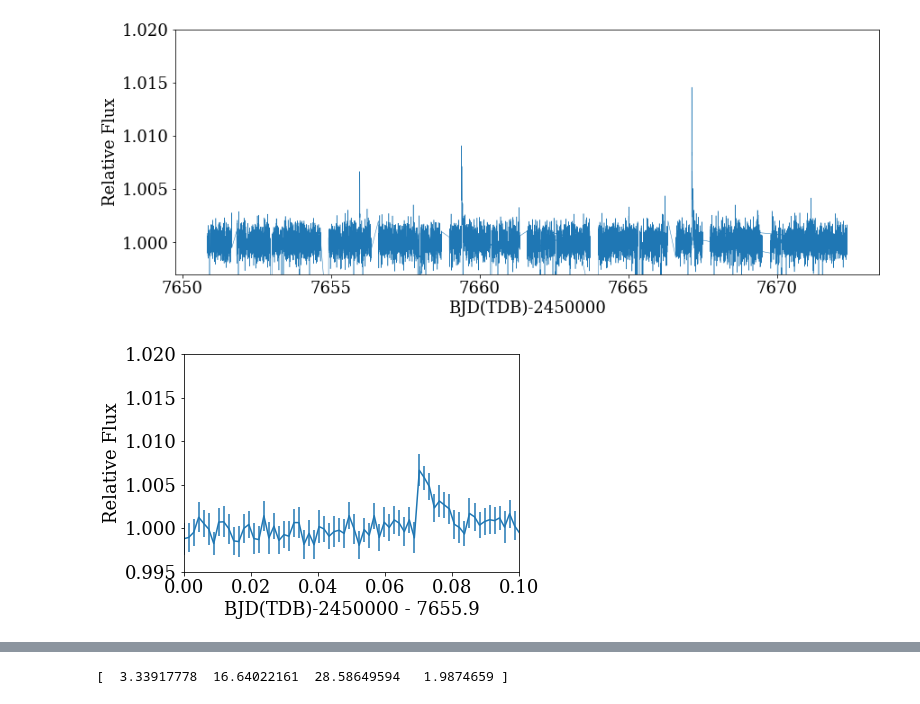
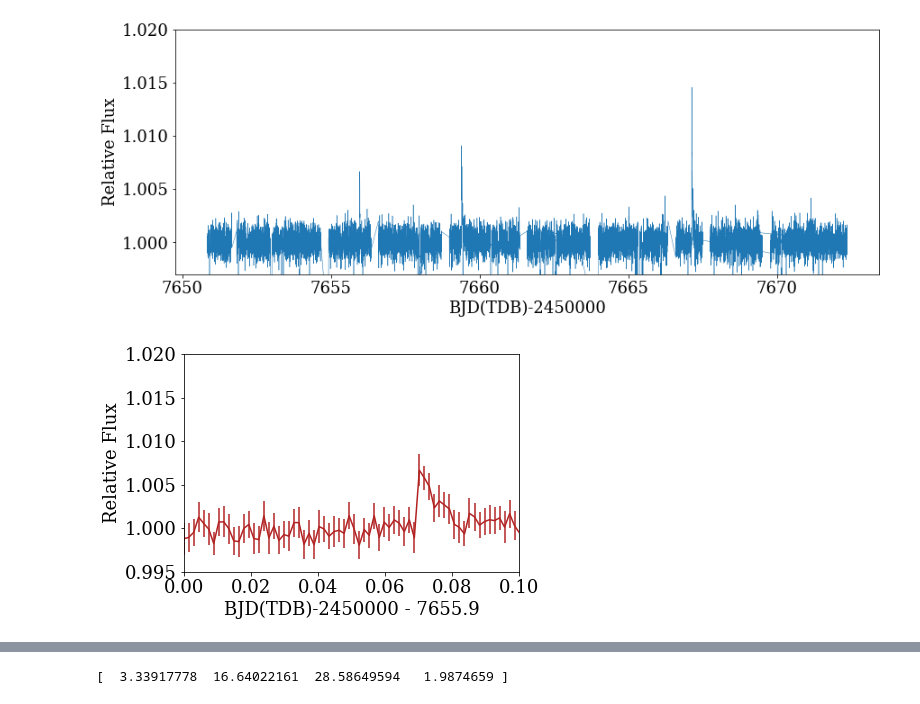
Before and after one commit to jradavenport/trappist1_IRflares, a Jupyter notebook: explore.ipynb, the cells around one changed output, grey strips where cells are left out. Drawn from its saved outputs; the diff is of its cells as text; code cells hidden in the pictures.

```diff
--- a/explore.ipynb
+++ b/explore.ipynb
@@ -24,12 +24,12 @@ plt.ylabel('Relative Flux');
 # %% [output]
 [figure]
 # %%
-plt.errorbar(df['time'] - 7655.9, df['flux'], df['error']);
+plt.errorbar(df['time'] - 7655.9, df['flux'], df['error'], c='FireBrick');
 plt.xlim(0,0.1);
 plt.ylim(.995,1.02);
 plt.xlabel('BJD(TDB)-2450000 - 7655.9');
 plt.ylabel('Relative Flux');
 plt.savefig('trappist1_flare1.png', dpi=150, bbox_inches='tight', pad_inches=0.25)
 # %% [output]
-[figure, old version]
+[figure, new version]
 # %%
```
Also changed, not shown: parts of 7 cells of this notebook, 5 other files.
